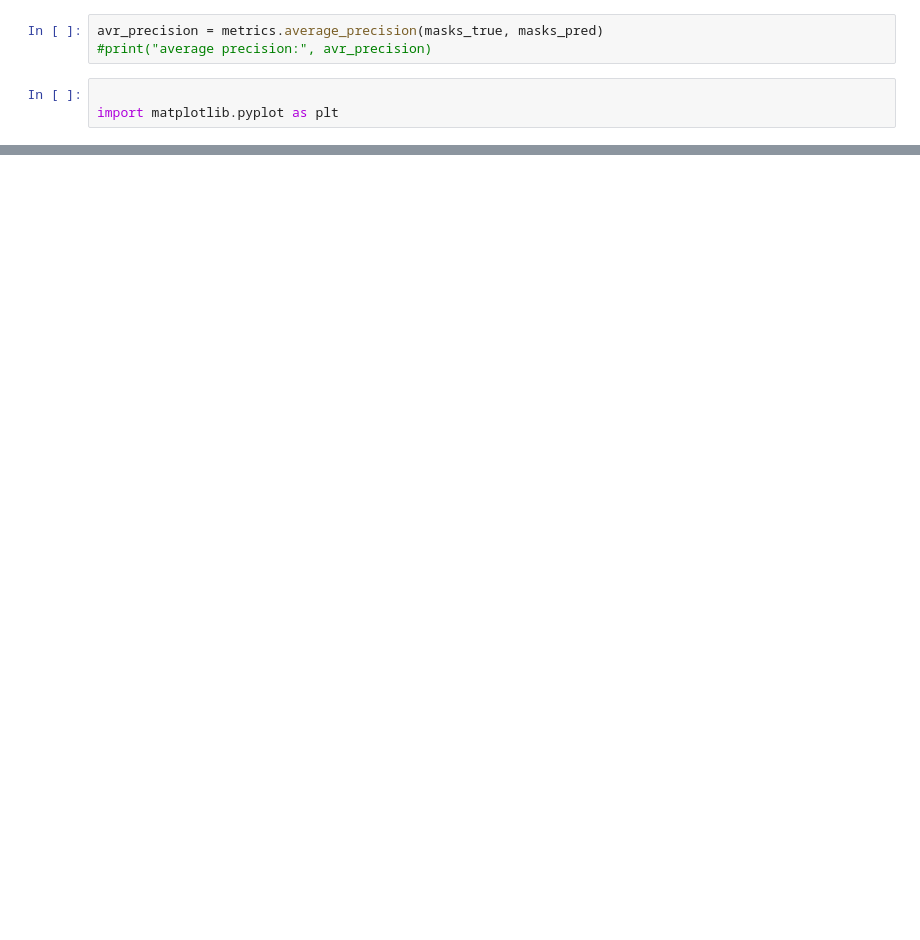
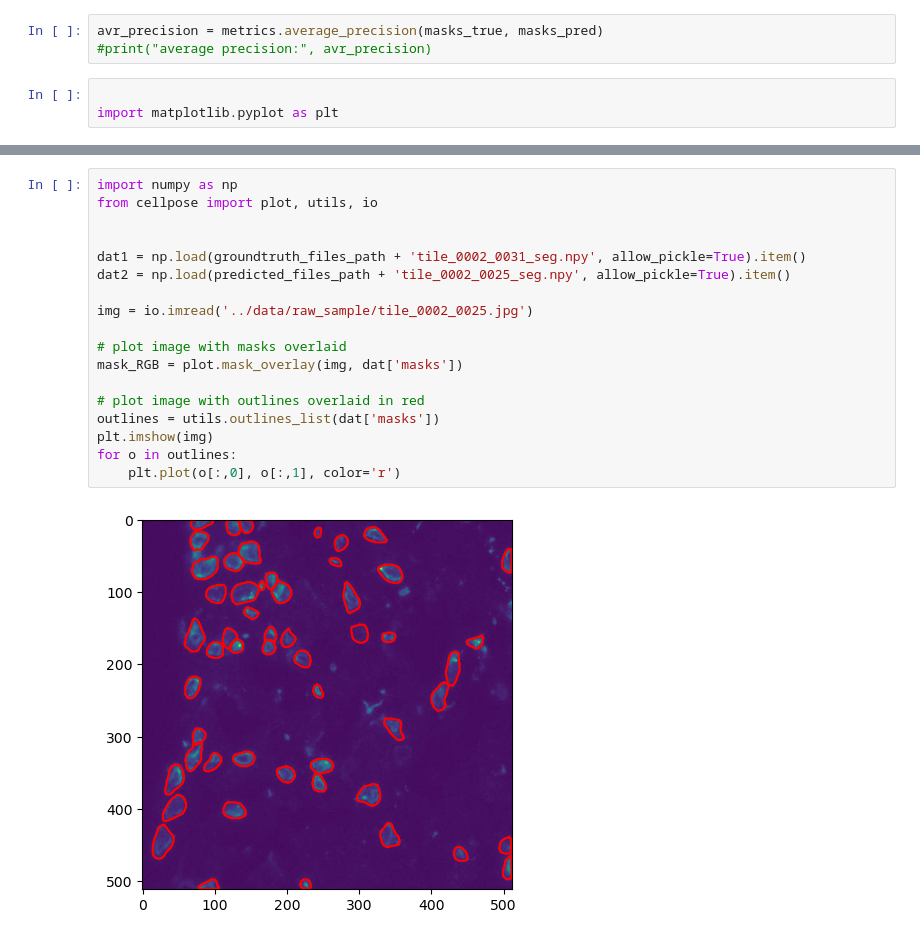
Before and after one commit to AntonWangDTU/Cell_Segmentation_DL_project, a Jupyter notebook: notebooks/performance_metrics.ipynb, the cells around one changed output, grey strips where cells are left out. Saved outputs shown, nothing was run; the diff lists cells and outputs as text; blank space fills up the shorter version.

```diff
--- a/notebooks/performance_metrics.ipynb
+++ b/notebooks/performance_metrics.ipynb
@@ -103,0 +124,20 @@ plt.show()
+# %%
+import numpy as np
+from cellpose import plot, utils, io
+
+
+dat1 = np.load(groundtruth_files_path + 'tile_0002_0031_seg.npy', allow_pickle=True).item()
+dat2 = np.load(predicted_files_path + 'tile_0002_0025_seg.npy', allow_pickle=True).item()
+
+img = io.imread('../data/raw_sample/tile_0002_0025.jpg')
+
+# plot image with masks overlaid
+mask_RGB = plot.mask_overlay(img, dat['masks'])
+
+# plot image with outlines overlaid in red
+outlines = utils.outlines_list(dat['masks'])
+plt.imshow(img)
+for o in outlines:
+    plt.plot(o[:,0], o[:,1], color='r')
+# %% [output]
+[figure, added]
```
Also changed, not shown: parts of 5 cells of this notebook, 1 other file.
